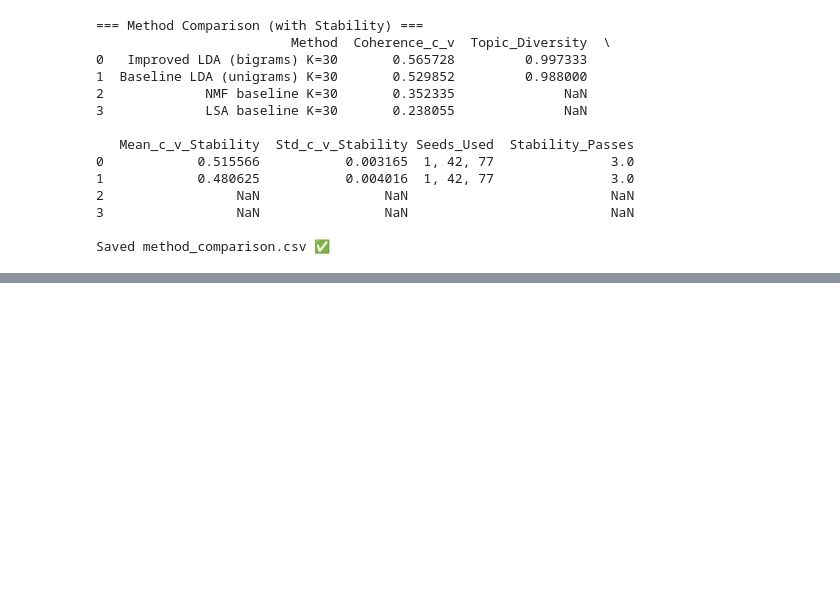
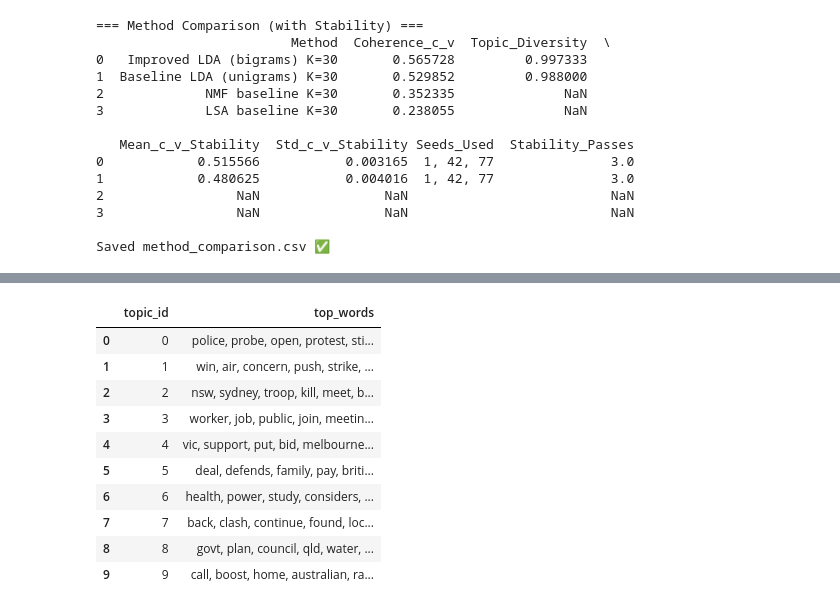
Before and after one commit to pantherer/DSA-Assignment, a Jupyter notebook: topic_modelling.ipynb, the cells around one changed output, grey strips where cells are left out. Drawn from its saved outputs; the diff is of its cells as text; code cells hidden in the pictures; blank space fills up the shorter version.

```diff
--- a/topic_modelling.ipynb
+++ b/topic_modelling.ipynb
@@ -667,0 +713,16 @@ Saved method_comparison.csv ✅
+# %%
+pd.set_option("display.max_colwidth", 200)
+topics_improved = pd.read_csv("topics_improved.csv")
+topics_improved.head(10)
+# %% [output]
+|  | topic_id | top_words |
+| 0 | 0 | police, probe, open, protest, sti... |
+| 1 | 1 | win, air, concern, push, strike, ... |
+| 2 | 2 | nsw, sydney, troop, kill, meet, b... |
+| 3 | 3 | worker, job, public, join, meetin... |
+| 4 | 4 | vic, support, put, bid, melbourne... |
+| 5 | 5 | deal, defends, family, pay, briti... |
+| 6 | 6 | health, power, study, considers, ... |
+| 7 | 7 | back, clash, continue, found, loc... |
+| 8 | 8 | govt, plan, council, qld, water, ... |
+| 9 | 9 | call, boost, home, australian, ra... |
```
Also changed, not shown: parts of 3 cells of this notebook.
